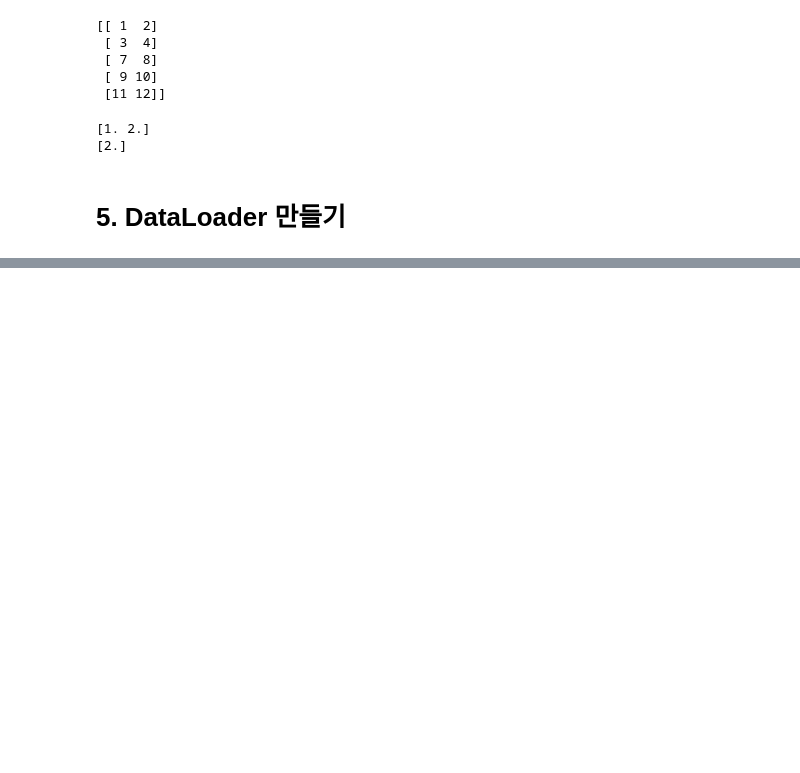
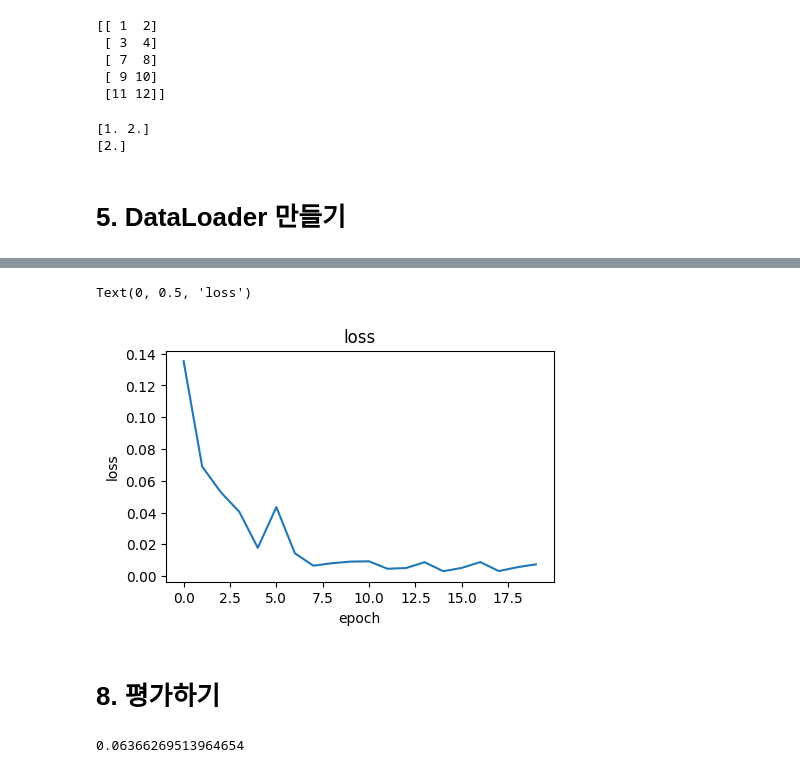
Before and after one commit to kimseo-0/DeepLearning-LSTM-Study, a Jupyter notebook: src/02_LSTM.ipynb, the cells around one changed output, grey strips where cells are left out. Drawn from its saved outputs; the diff is of its cells as text; code cells hidden in the pictures; blank space fills up the shorter version.

```diff
--- a/src/02_LSTM.ipynb
+++ b/src/02_LSTM.ipynb
@@ -228,4 +232,29 @@ test_dataloader = DataLoader(test_dataset, batch_size=batch_size)
 # %%
-from torchvision.models.resnet import resnet34
-model = resnet34()
-model
+import torch.nn as nn
+
+class LSTMRegressor(nn.Module):
+    def __init__(self, input_size, hidden_size, num_layers, dropout):
+        super().__init__()
+        self.lstm = nn.LSTM(
+            input_size,
+            hidden_size,
+            num_layers,
+            batch_first = True,
+            dropout = dropout if num_layers > 1 else 0
+        )
+        self.fc = nn.Linear(in_features = hidden_size, out_features = 1)
+
+    def forward(self, x):
+        # out : 모든 시점의 요약
+        # hn : 마지막 시점의 Hidden State
+        # cn : 마지막 시점의 Cell State
+        out, (hn, cn) = self.lstm(x)
+        pred = self.fc(hn[-1])
+        return pred
+# %%
+model = LSTMRegressor(
+    input_size=1,
+    hidden_size=128,
+    num_layers=2,
+    dropout=0.2
+)
@@ -265,0 +355,31 @@ for epoch in range(epoches):
+# %%
+import matplotlib.pyplot as plt
+
+plt.figure(figsize=(5,3))
+plt.plot(loss_history)
+plt.title("loss")
+plt.xlabel("epoch")
+plt.ylabel("loss")
+# %% [output]
+Text(0, 0.5, 'loss')
+[figure, added]
+# %% [markdown]
+# 8. 평가하기
+# %%
+# Validation
+model.eval()
+
+test_loss_history = []
+with torch.no_grad():
+    for data, label in test_dataloader:
+        data = data.to(device)
+        label = label.to(device)
+        label = np.squeeze(label, axis=2)
+
+        pred = model(data)
+        loss = criterion(pred, label)
+        test_loss_history.append(loss.item())
+
+print(float(np.mean(test_loss_history)))
+# %% [output]
+0.06366269513964654
```
Also changed, not shown: parts of 12 cells of this notebook.
